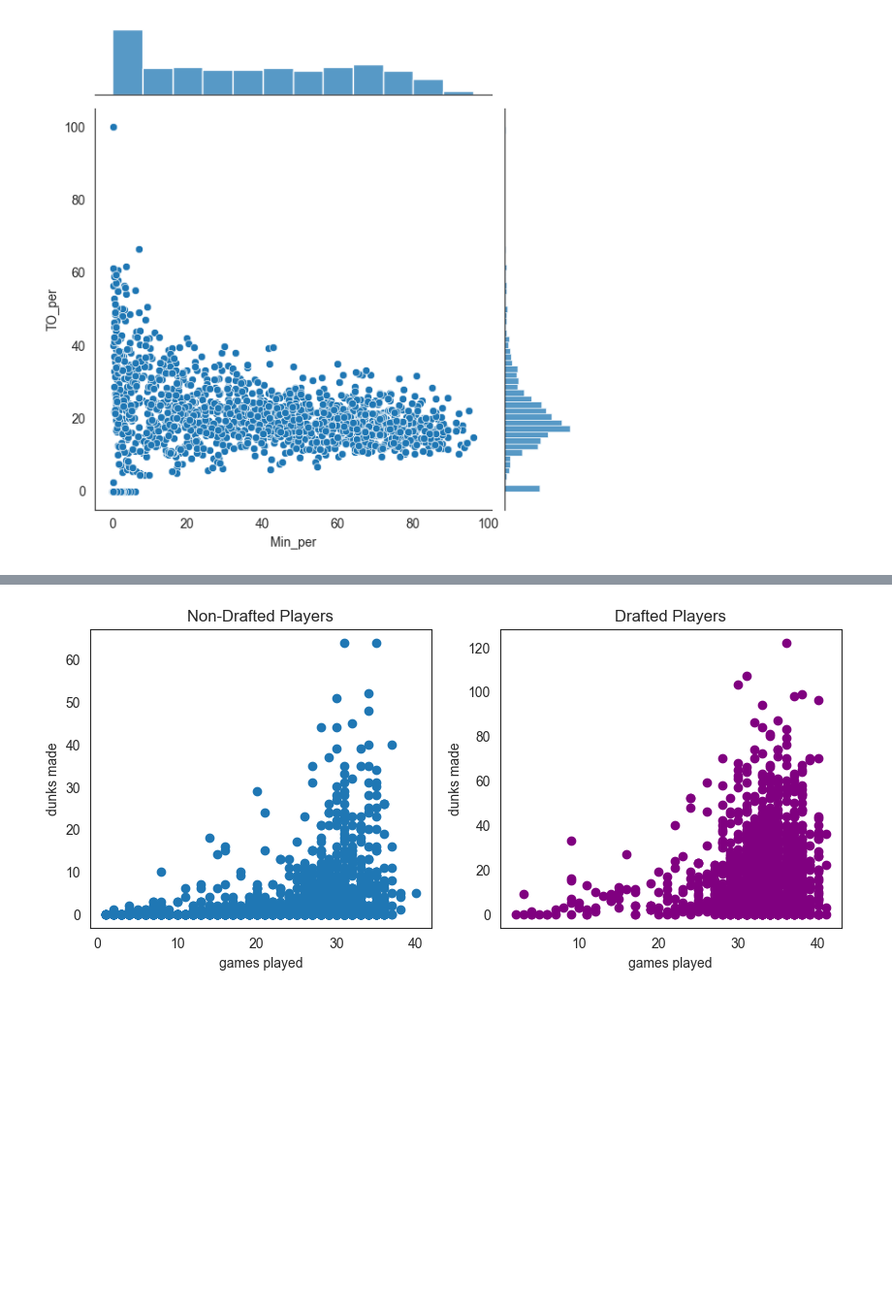
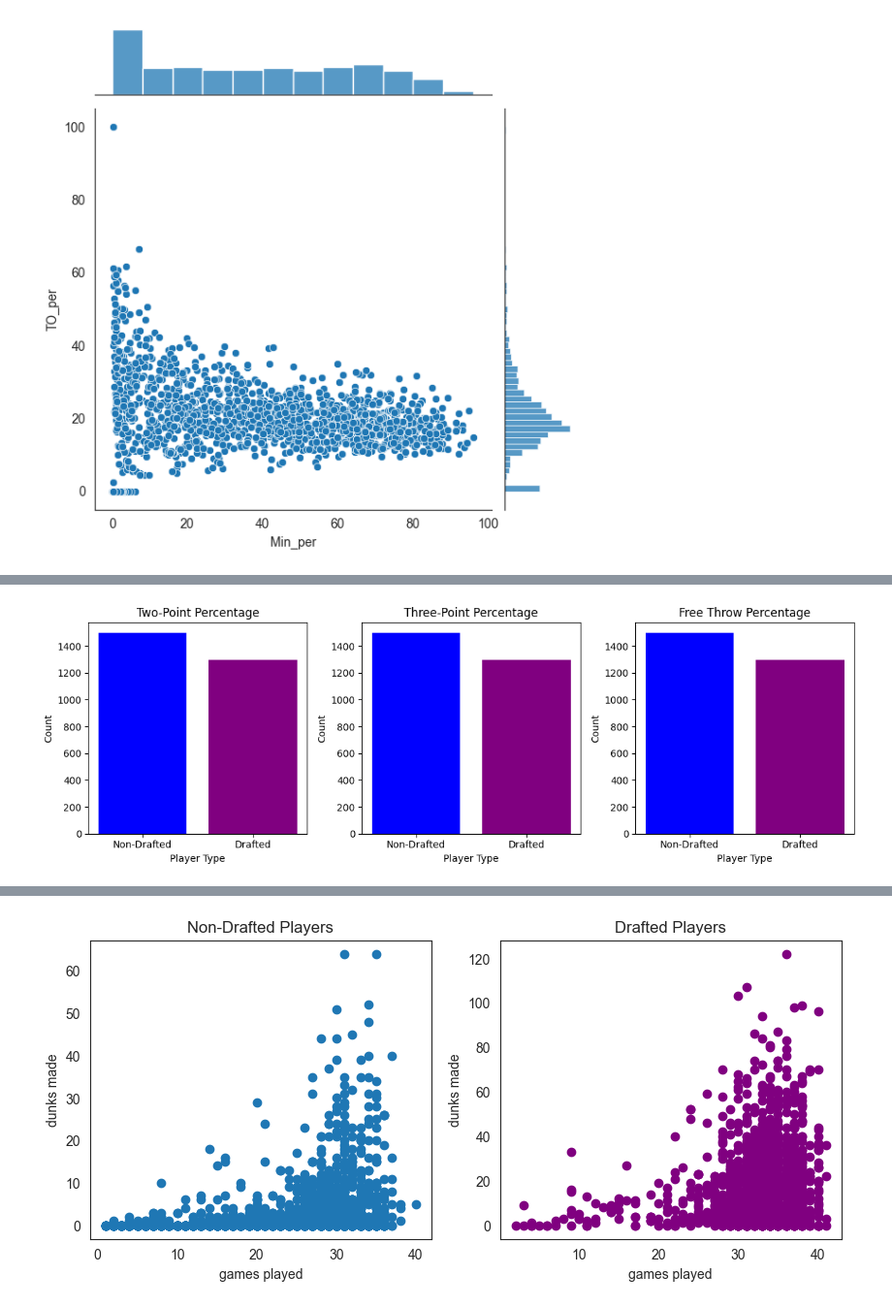
Before and after one commit to rakjuliaoczy/dr, a Jupyter notebook: factorsAnalysis.ipynb, the cells around one changed output, grey strips where cells are left out. Shown at 97% size. Cells and saved outputs as stored; diff of their text form; code cells hidden in the pictures; blank space fills up the shorter version.

```diff
--- a/factorsAnalysis.ipynb
+++ b/factorsAnalysis.ipynb
@@ -623,0 +664,30 @@ sn.jointplot(x='Min_per', y='TO_per', data=not_drafted_sample)
+# %%
+# Data for drafted and non-drafted players
+drafted_2p = len(drafted['twoP_per'])
+not_drafted_2p = len(not_drafted_sample['twoP_per'])
+drafted_3p = len(drafted['TP_per'])
+not_drafted_3p = len(not_drafted_sample['TP_per'])
+drafted_ft = len(drafted['FT_per'])
+not_drafted_ft = len(not_drafted_sample['FT_per'])
+# Creating the subplots
+fig, (ax1, ax2, ax3) = plt.subplots(ncols=3, figsize=(12, 4))
+
+# Histogram 1 - Two-Point Percentage
+ax1.bar(['Non-Drafted', 'Drafted'], [not_drafted_2p, drafted_2p], color=['blue', 'purple'])
+ax1.set(xlabel='Player Type', ylabel='Count', title='Two-Point Percentage')
+
+# Histogram 2 - Three-Point Percentage
+ax2.bar(['Non-Drafted', 'Drafted'], [not_drafted_3p, drafted_3p], color=['blue', 'purple'])
+ax2.set(xlabel='Player Type', ylabel='Count', title='Three-Point Percentage')
+
+# Histogram 3 - Free Throw Percentage
+ax3.bar(['Non-Drafted', 'Drafted'], [not_drafted_ft, drafted_ft], color=['blue', 'purple'])
+ax3.set(xlabel='Player Type', ylabel='Count', title='Free Throw Percentage')
+
+# Adjusting spacing between subplots
+plt.tight_layout()
+
+# Displaying the histograms
+plt.show()
+# %% [output]
+[figure, added]
```
Also changed, not shown: parts of 4 cells of this notebook, 1 other file.
